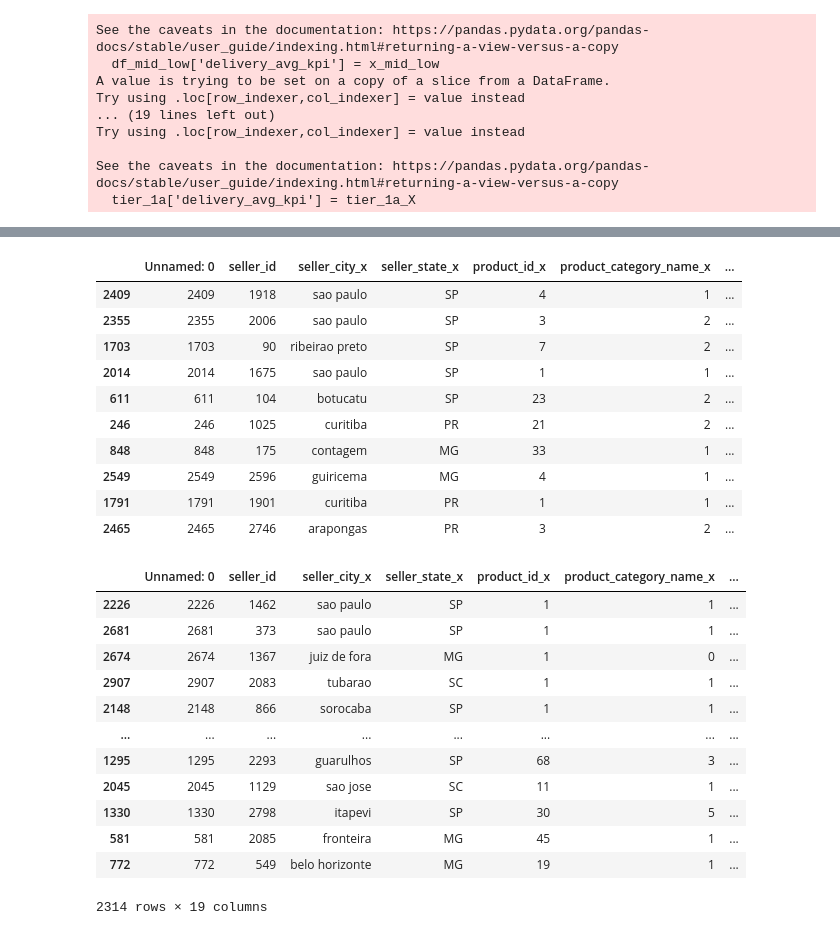
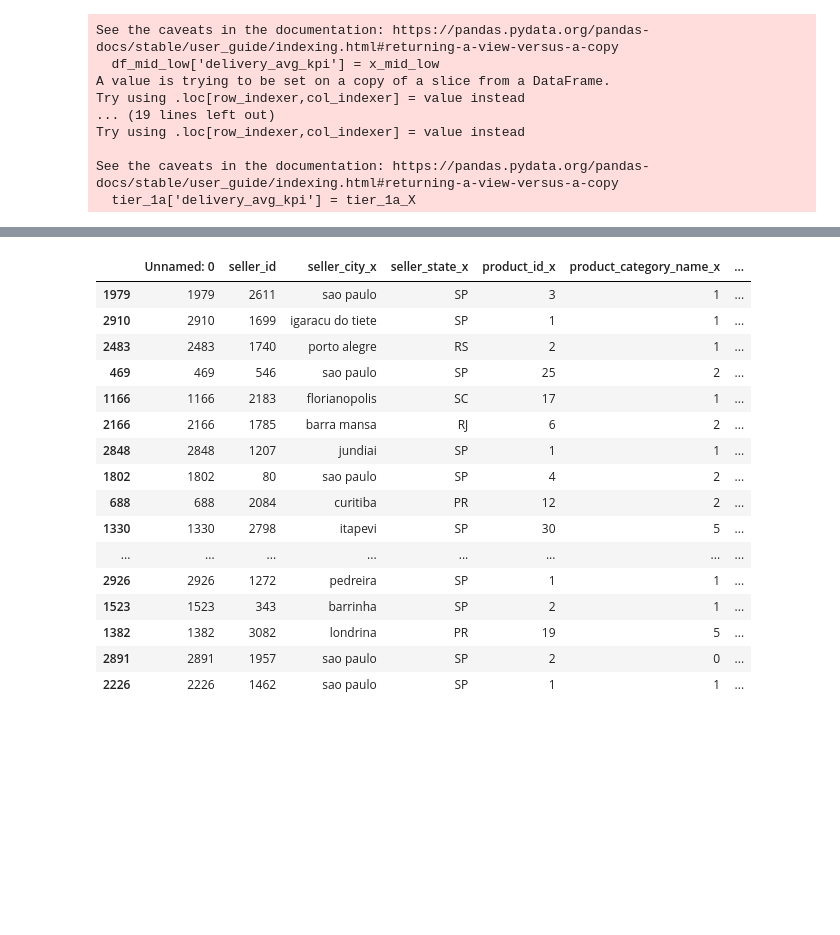
Before and after one commit to Lautaro555/Final-project-Olist, a Jupyter notebook: Notebooks/kpis.ipynb, the cells around one changed output, grey strips where cells are left out. Drawn from its saved outputs; the diff is of its cells as text; code cells hidden in the pictures; blank space fills up the shorter version.

```diff
--- a/Notebooks/kpis.ipynb
+++ b/Notebooks/kpis.ipynb
@@ -383,4 +356,4 @@ df_mid_high.sample(20)
 # %%
 df_high = pd.concat([tier_1a, tier_1b, tier_1c, tier_1d])
 # %%
-kpi_table = pd.concat([df_low, df_mid_low, df_mid_high], axis=0)
+kpi_table = pd.concat([df_low, df_mid_low, df_mid_high, df_high], axis=0)
@@ -414,33 +373,25 @@ temp_list = flip_kpi (kpi_table, 'delivery_avg_kpi')
 kpi_table['delivery_avg_kpi*'] = temp_list
 # %%
 kpi_table['performance_kpi'] = kpi_table[['total_income_kpi', 'review_avg_kpi', 'delivery_avg_kpi*']].mean(axis=1)
+# %%
+kpi_table.drop(columns=['delivery_avg_kpi'], inplace=True)
 # %%
-kpi_table.sample(10)
+kpi_table.sample(20)
 # %% [output]
 |  | Unnamed: 0 | seller_id | seller_city_x | seller_state_x | product_id_x | product_category_name_x | ... |
-| 2409 | 2409 | 1918 | sao paulo | SP | 4 | 1 | ... |
-| 2355 | 2355 | 2006 | sao paulo | SP | 3 | 2 | ... |
-| 1703 | 1703 | 90 | ribeirao preto | SP | 7 | 2 | ... |
-| 2014 | 2014 | 1675 | sao paulo | SP | 1 | 1 | ... |
-| 611 | 611 | 104 | botucatu | SP | 23 | 2 | ... |
-| 246 | 246 | 1025 | curitiba | PR | 21 | 2 | ... |
-| 848 | 848 | 175 | contagem | MG | 33 | 1 | ... |
-| 2549 | 2549 | 2596 | guiricema | MG | 4 | 1 | ... |
-| 1791 | 1791 | 1901 | curitiba | PR | 1 | 1 | ... |
-| 2465 | 2465 | 2746 | arapongas | PR | 3 | 2 | ... |
+| 1979 | 1979 | 2611 | sao paulo | SP | 3 | 1 | ... |
+| 2910 | 2910 | 1699 | igaracu do tiete | SP | 1 | 1 | ... |
+| 2483 | 2483 | 1740 | porto alegre | RS | 2 | 1 | ... |
+| 469 | 469 | 546 | sao paulo | SP | 25 | 2 | ... |
+| 1166 | 1166 | 2183 | florianopolis | SC | 17 | 1 | ... |
+| 2166 | 2166 | 1785 | barra mansa | RJ | 6 | 2 | ... |
+| 2848 | 2848 | 1207 | jundiai | SP | 1 | 1 | ... |
+| 1802 | 1802 | 80 | sao paulo | SP | 4 | 2 | ... |
+| 688 | 688 | 2084 | curitiba | PR | 12 | 2 | ... |
+| 1330 | 1330 | 2798 | itapevi | SP | 30 | 5 | ... |
+| ... | ... | ... | ... | ... | ... | ... | ... |
+| 2926 | 2926 | 1272 | pedreira | SP | 1 | 1 | ... |
+| 1523 | 1523 | 343 | barrinha | SP | 2 | 1 | ... |
+| 1382 | 1382 | 3082 | londrina | PR | 19 | 5 | ... |
+| 2891 | 2891 | 1957 | sao paulo | SP | 2 | 0 | ... |
+| 2226 | 2226 | 1462 | sao paulo | SP | 1 | 1 | ... |
-# %%
-kpi_table.drop(columns=['delivery_avg_kpi'])
-# %% [output]
-|  | Unnamed: 0 | seller_id | seller_city_x | seller_state_x | product_id_x | product_category_name_x | ... |
-| 2226 | 2226 | 1462 | sao paulo | SP | 1 | 1 | ... |
-| 2681 | 2681 | 373 | sao paulo | SP | 1 | 1 | ... |
-| 2674 | 2674 | 1367 | juiz de fora | MG | 1 | 0 | ... |
-| 2907 | 2907 | 2083 | tubarao | SC | 1 | 1 | ... |
-| 2148 | 2148 | 866 | sorocaba | SP | 1 | 1 | ... |
-| ... | ... | ... | ... | ... | ... | ... | ... |
-| 1295 | 1295 | 2293 | guarulhos | SP | 68 | 3 | ... |
-| 2045 | 2045 | 1129 | sao jose | SC | 11 | 1 | ... |
-| 1330 | 1330 | 2798 | itapevi | SP | 30 | 5 | ... |
-| 581 | 581 | 2085 | fronteira | MG | 45 | 1 | ... |
-| 772 | 772 | 549 | belo horizonte | MG | 19 | 1 | ... |
-2314 rows × 19 columns
```
Also changed, not shown: parts of 17 cells of this notebook, 1 other file.
